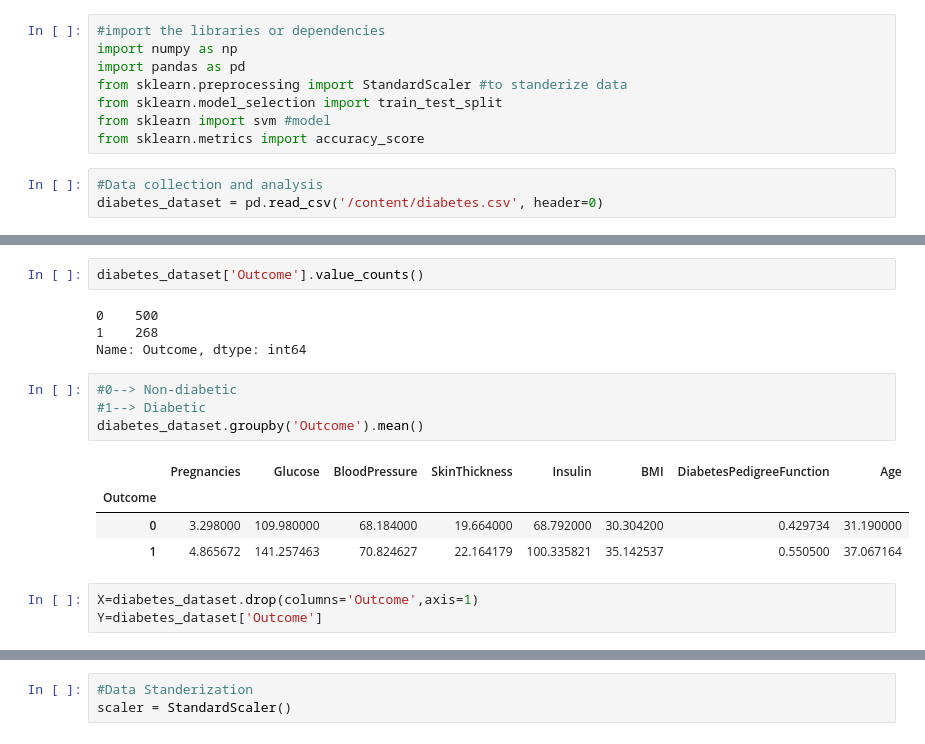
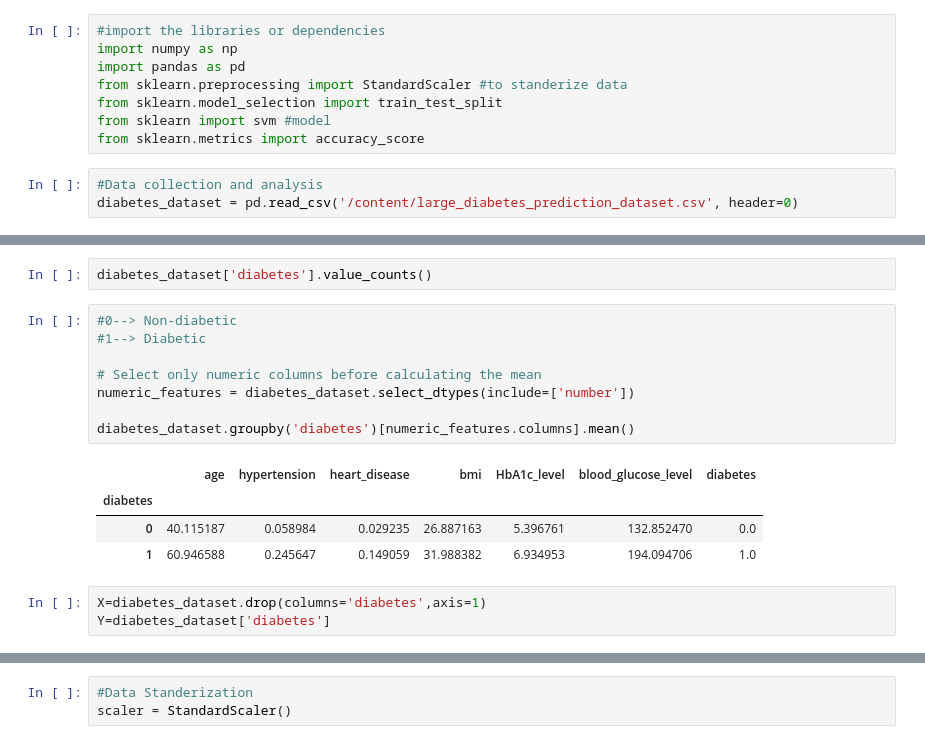
Before and after one commit to KUNALDEBNATH/Diabetes_prediction, a Jupyter notebook: Diabetes_prediction.ipynb, the cells around one changed output, grey strips where cells are left out. Saved outputs shown, nothing was run; the diff lists cells and outputs as text.

```diff
--- a/Diabetes_prediction.ipynb
+++ b/Diabetes_prediction.ipynb
@@ -10,7 +10,7 @@ from sklearn import svm #model
 from sklearn.metrics import accuracy_score
 # %%
 #Data collection and analysis
-diabetes_dataset = pd.read_csv('/content/diabetes.csv', header=0)
+diabetes_dataset = pd.read_csv('/content/large_diabetes_prediction_dataset.csv', header=0)
 # %%
 diabetes_dataset.head()
 # %% [output]
@@ -41,21 +41,21 @@ diabetes_dataset.describe()
 # %%
-diabetes_dataset['Outcome'].value_counts()
+diabetes_dataset['diabetes'].value_counts()
-# %% [output]
-0    500
-1    268
-Name: Outcome, dtype: int64
 # %%
 #0--> Non-diabetic
 #1--> Diabetic
-diabetes_dataset.groupby('Outcome').mean()
+
+# Select only numeric columns before calculating the mean
+numeric_features = diabetes_dataset.select_dtypes(include=['number'])
+
+diabetes_dataset.groupby('diabetes')[numeric_features.columns].mean()
 # %% [output]
-|  | Pregnancies | Glucose | BloodPressure | SkinThickness | Insulin | BMI | DiabetesPedigreeFunction | Age |
-| Outcome |  |  |  |  |  |  |  |  |
-| 0 | 3.298000 | 109.980000 | 68.184000 | 19.664000 | 68.792000 | 30.304200 | 0.429734 | 31.190000 |
-| 1 | 4.865672 | 141.257463 | 70.824627 | 22.164179 | 100.335821 | 35.142537 | 0.550500 | 37.067164 |
+|  | age | hypertension | heart_disease | bmi | HbA1c_level | blood_glucose_level | diabetes |
+| diabetes |  |  |  |  |  |  |  |
+| 0 | 40.115187 | 0.058984 | 0.029235 | 26.887163 | 5.396761 | 132.852470 | 0.0 |
+| 1 | 60.946588 | 0.245647 | 0.149059 | 31.988382 | 6.934953 | 194.094706 | 1.0 |
 # %%
-X=diabetes_dataset.drop(columns='Outcome',axis=1)
-Y=diabetes_dataset['Outcome']
+X=diabetes_dataset.drop(columns='diabetes',axis=1)
+Y=diabetes_dataset['diabetes']
 # %%
 print(X)
 print(Y)
```
Also changed, not shown: parts of 13 cells of this notebook.
